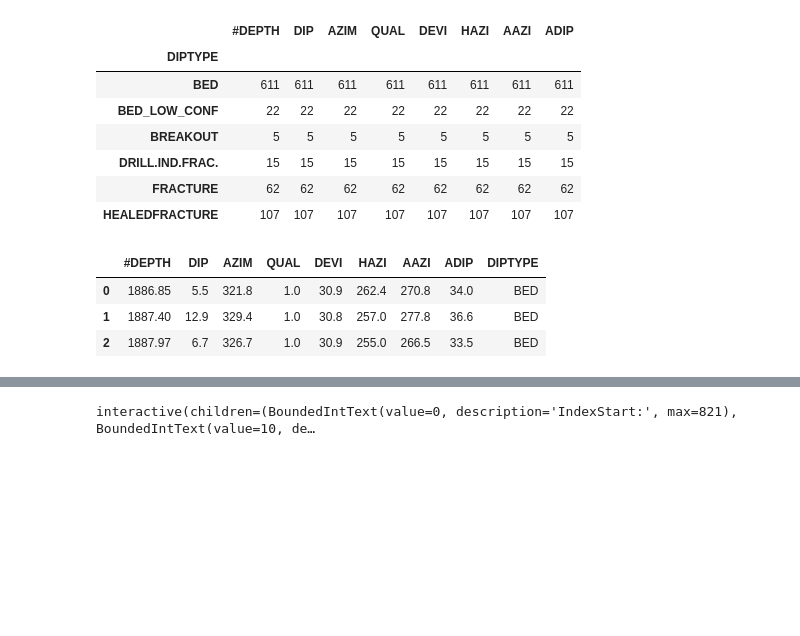
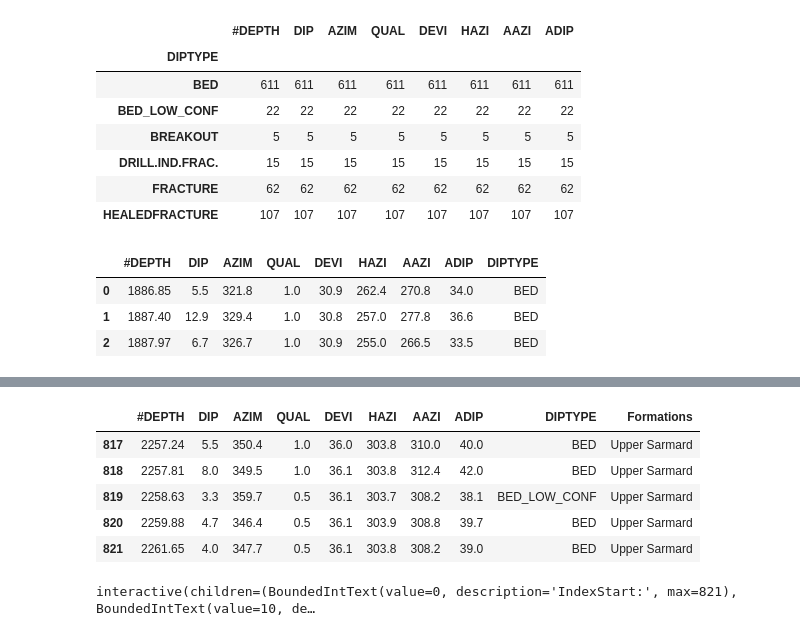
Before and after one commit to Zabamund/fracture-SFA, a Jupyter notebook: notebooks/SFA_Notebook.ipynb, the cells around one changed output, grey strips where cells are left out. Saved outputs shown, nothing was run; the diff lists cells and outputs as text; code cells hidden in the pictures; blank space fills up the shorter version.

```diff
--- a/notebooks/SFA_Notebook.ipynb
+++ b/notebooks/SFA_Notebook.ipynb
@@ -441,3 +446,12 @@ image_data.shape[0]
+# %%
+image_data.tail()
+# %% [output]
+|  | #DEPTH | DIP | AZIM | QUAL | DEVI | HAZI | AAZI | ADIP | DIPTYPE | Formations |
+| 817 | 2257.24 | 5.5 | 350.4 | 1.0 | 36.0 | 303.8 | 310.0 | 40.0 | BED | Upper Sarmard |
+| 818 | 2257.81 | 8.0 | 349.5 | 1.0 | 36.1 | 303.8 | 312.4 | 42.0 | BED | Upper Sarmard |
+| 819 | 2258.63 | 3.3 | 359.7 | 0.5 | 36.1 | 303.7 | 308.2 | 38.1 | BED_LOW_CONF | Upper Sarmard |
+| 820 | 2259.88 | 4.7 | 346.4 | 0.5 | 36.1 | 303.9 | 308.8 | 39.7 | BED | Upper Sarmard |
+| 821 | 2261.65 | 4.0 | 347.7 | 0.5 | 36.1 | 303.8 | 308.2 | 39.0 | BED | Upper Sarmard |
 # %%
 @interact(upper=widgets.BoundedIntText(value=0,min=0,max=image_data.shape[0]-1,step=1,description='IndexStart:',disabled=False),
          window=widgets.BoundedIntText(value=10,min=1,max=50,step=1,description='Window:',disabled=False))
```
Also changed, not shown: parts of 10 cells of this notebook.
